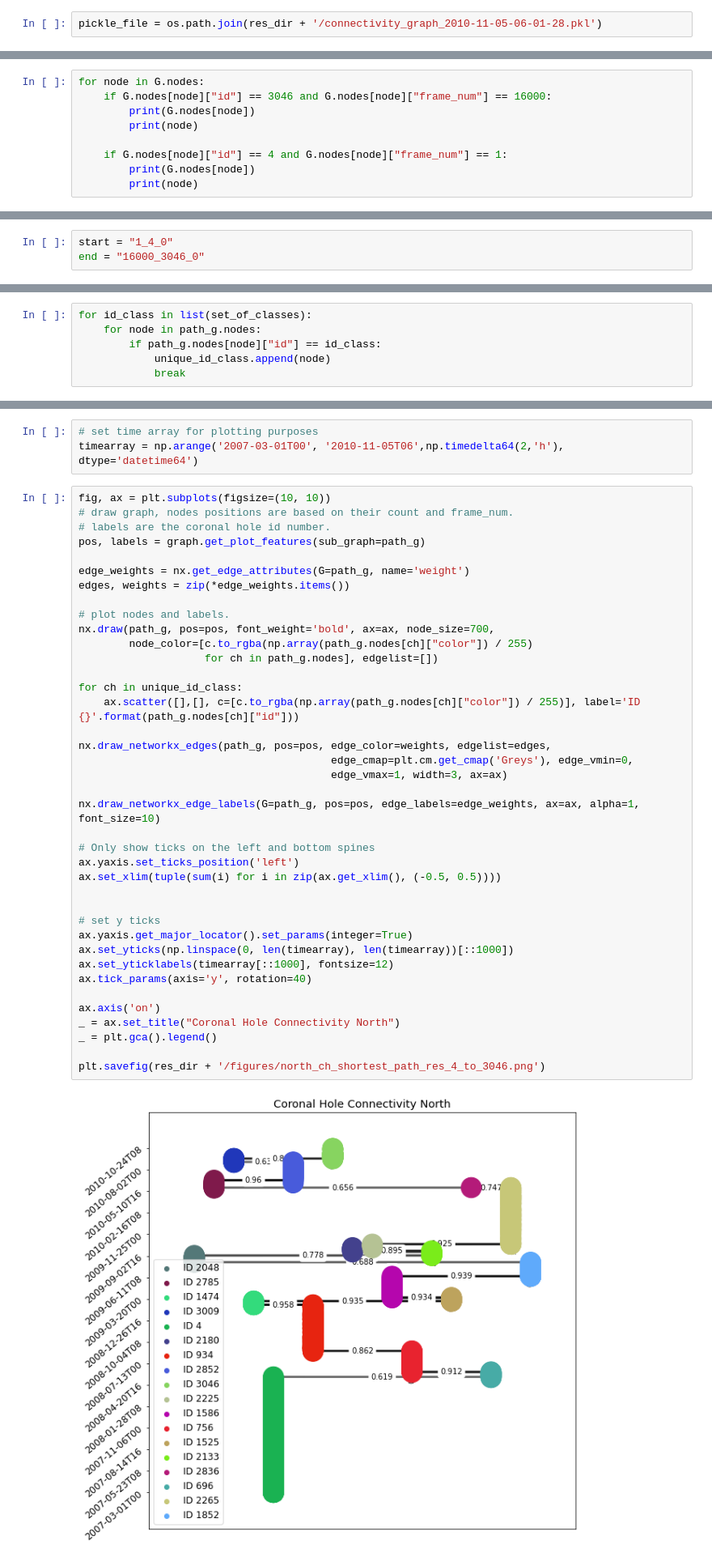
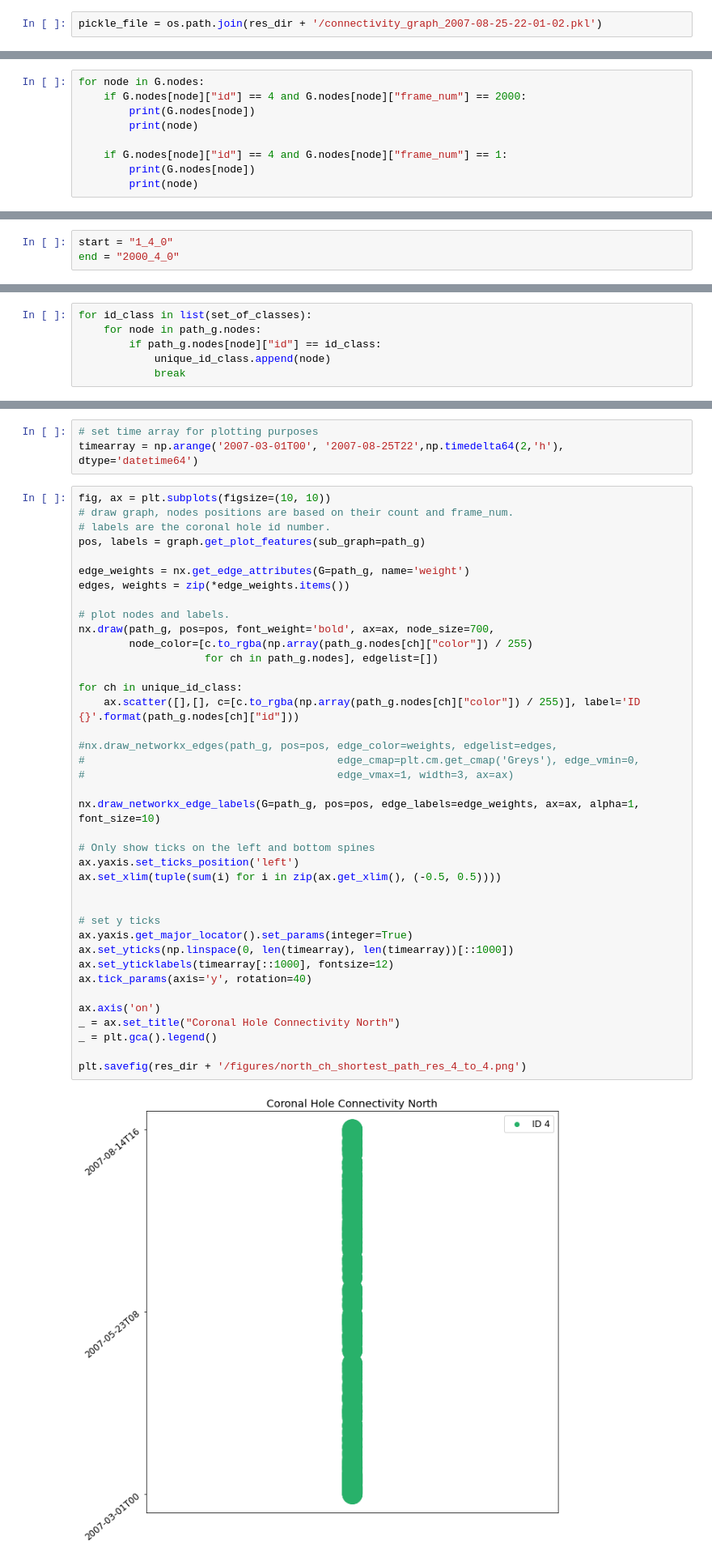
Before and after one commit to predsci/CHMAP, a Jupyter notebook: chmap/coronal_holes/tracking/examples/example_02_graph_analysis.ipynb, the cells around one changed output, grey strips where cells are left out. Shown: that part at 81% size. Saved outputs shown, nothing was run; the diff lists cells and outputs as text.

```diff
--- a/chmap/coronal_holes/tracking/examples/example_02_graph_analysis.ipynb
+++ b/chmap/coronal_holes/tracking/examples/example_02_graph_analysis.ipynb
@@ -39,7 +39,7 @@ db_session = db_funs.init_db_conn_old(db_name='mysql-Q', chd_base=db_class.Base,
 Attempting to connect to DB server  mysql://opalissan:****pwd****@q.predsci.com:3306/chd
 Connection successful
 # %%
-pickle_file = os.path.join(res_dir + '/connectivity_graph_2010-11-05-06-01-28.pkl')
+pickle_file = os.path.join(res_dir + '/connectivity_graph_2007-08-25-22-01-02.pkl')
 # %%
 graph = pickle.load(open(pickle_file, "rb"))
 
@@ -153,7 +153,7 @@ plt.savefig(res_dir + '/figures/edge_distribution_G.png')
 # How to Traverse the Graph to explore all the nodes related to the North Pole Coronal Hole
 # %%
 for node in G.nodes:
-    if G.nodes[node]["id"] == 3046 and G.nodes[node]["frame_num"] == 16000:
+    if G.nodes[node]["id"] == 4 and G.nodes[node]["frame_num"] == 2000:
         print(G.nodes[node])
         print(node)
 
@@ -168,6 +168,6 @@ for node in G.nodes:
 # %%
 start = "1_4_0"
-end = "16000_3046_0"
+end = "2000_4_0"
 # %% [markdown]
 # Create a *directed* version of our main Graph
 # %%
@@ -246,6 +212,6 @@ unique_id_class
 # %%
 # set time array for plotting purposes
-timearray = np.arange('2007-03-01T00', '2010-11-05T06',np.timedelta64(2,'h'), dtype='datetime64')
+timearray = np.arange('2007-03-01T00', '2007-08-25T22',np.timedelta64(2,'h'), dtype='datetime64')
 # %%
 fig, ax = plt.subplots(figsize=(10, 10))
 # draw graph, nodes positions are based on their count and frame_num.
@@ -255,38 +221,38 @@ pos, labels = graph.get_plot_features(sub_graph=path_g)
 edge_weights = nx.get_edge_attributes(G=path_g, name='weight')
 edges, weights = zip(*edge_weights.items())
 
 # plot nodes and labels.
 nx.draw(path_g, pos=pos, font_weight='bold', ax=ax, node_size=700,
         node_color=[c.to_rgba(np.array(path_g.nodes[ch]["color"]) / 255)
                     for ch in path_g.nodes], edgelist=[])
 
 for ch in unique_id_class:
     ax.scatter([],[], c=[c.to_rgba(np.array(path_g.nodes[ch]["color"]) / 255)], label='ID {}'.format(path_g.nodes[ch]["id"]))
 
-nx.draw_networkx_edges(path_g, pos=pos, edge_color=weights, edgelist=edges,
-                                        edge_cmap=plt.cm.get_cmap('Greys'), edge_vmin=0,
-                                        edge_vmax=1, width=3, ax=ax)
+#nx.draw_networkx_edges(path_g, pos=pos, edge_color=weights, edgelist=edges,
+#                                        edge_cmap=plt.cm.get_cmap('Greys'), edge_vmin=0,
+#                                        edge_vmax=1, width=3, ax=ax)
 
 nx.draw_networkx_edge_labels(G=path_g, pos=pos, edge_labels=edge_weights, ax=ax, alpha=1, font_size=10)
 
 # Only show ticks on the left and bottom spines
 ax.yaxis.set_ticks_position('left')
 ax.set_xlim(tuple(sum(i) for i in zip(ax.get_xlim(), (-0.5, 0.5))))
 
 
 # set y ticks
 ax.yaxis.get_major_locator().set_params(integer=True)
 ax.set_yticks(np.linspace(0, len(timearray), len(timearray))[::1000])
 ax.set_yticklabels(timearray[::1000], fontsize=12)
 ax.tick_params(axis='y', rotation=40)
 
 ax.axis('on')
 _ = ax.set_title("Coronal Hole Connectivity North")
 _ = plt.gca().legend()
 
-plt.savefig(res_dir + '/figures/north_ch_shortest_path_res_4_to_3046.png')
+plt.savefig(res_dir + '/figures/north_ch_shortest_path_res_4_to_4.png')
 # %% [output]
-[figure, old version]
+[figure, new version]
 # %% [markdown]
 # Spatio-temporal Analysis of the North pole
 # %%
```
Also changed, not shown: parts of 33 cells of this notebook, 2 other files.
